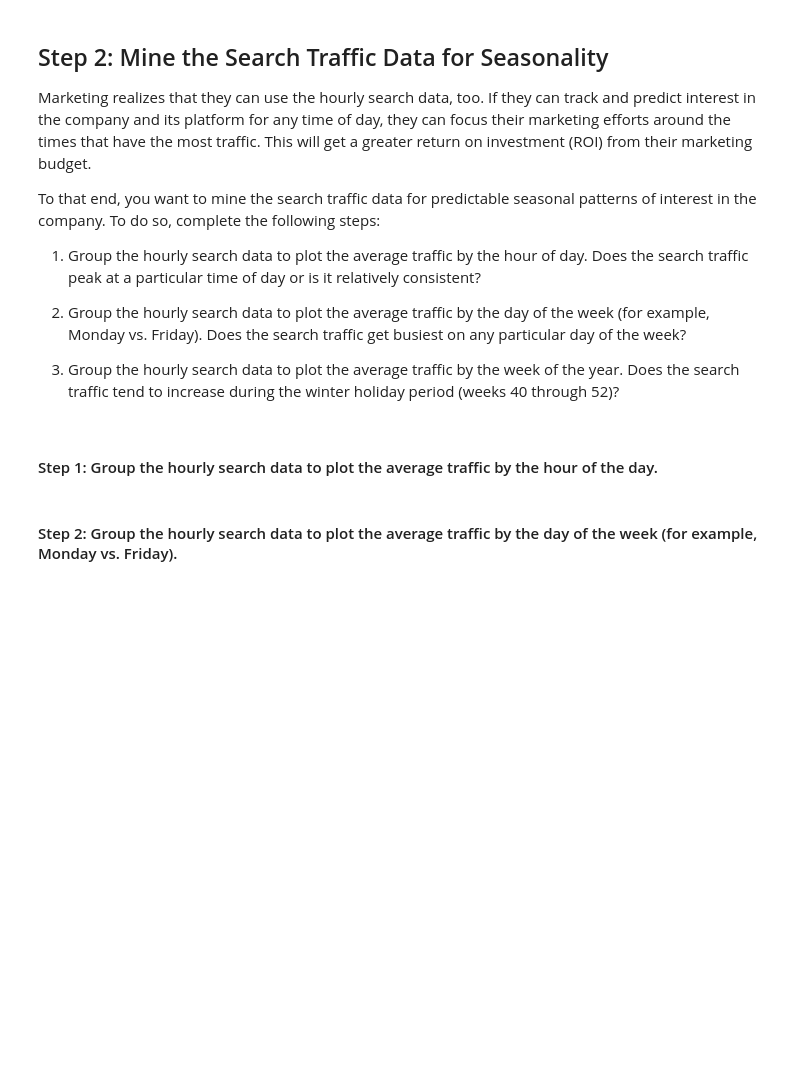
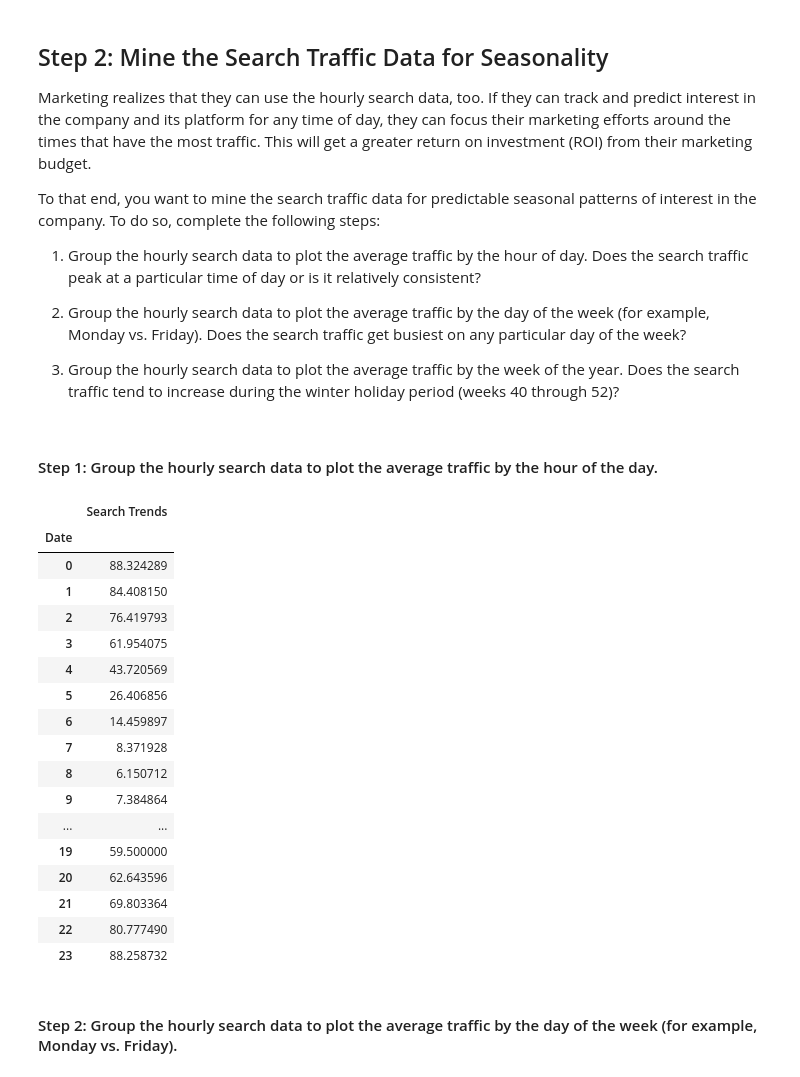
Before and after one commit to edoucet-AI/phophet-challenge, a Jupyter notebook: forecasting_net_prophet.ipynb, the cells around one changed output. Cells and saved outputs as stored; diff of their text form; code cells hidden in the pictures; blank space fills up the shorter version.

```diff
--- a/forecasting_net_prophet.ipynb
+++ b/forecasting_net_prophet.ipynb
@@ -178,6 +178,29 @@ To that end, you want to mine the search traffic data for predictable seasonal p
 #### Step 1: Group the hourly search data to plot the average traffic by the hour of the day.
 # %%
 # Group the hourly search data to plot the average traffic by the day of week, using `df.index.hour`
+traffic_by_hour = df_mercado_trends.groupby(by=df_mercado_trends.index.hour).mean()
+
+# View the result
+traffic_by_hour
+# %% [output]
+|  | Search Trends |
+| Date |  |
+| 0 | 88.324289 |
+| 1 | 84.408150 |
+| 2 | 76.419793 |
+| 3 | 61.954075 |
+| 4 | 43.720569 |
+| 5 | 26.406856 |
+| 6 | 14.459897 |
+| 7 | 8.371928 |
+| 8 | 6.150712 |
+| 9 | 7.384864 |
+| ... | ... |
+| 19 | 59.500000 |
+| 20 | 62.643596 |
+| 21 | 69.803364 |
+| 22 | 80.777490 |
+| 23 | 88.258732 |
 # %% [markdown]
 #### Step 2: Group the hourly search data to plot the average traffic by the day of the week (for example, Monday vs. Friday).
 # %%
```
Also changed, not shown: parts of 4 cells of this notebook.
